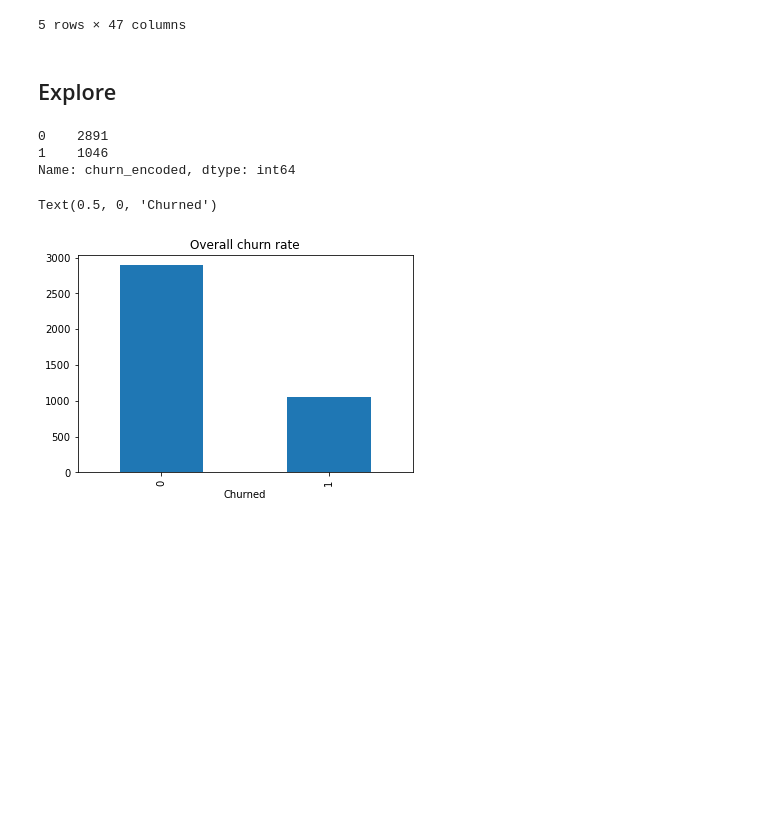
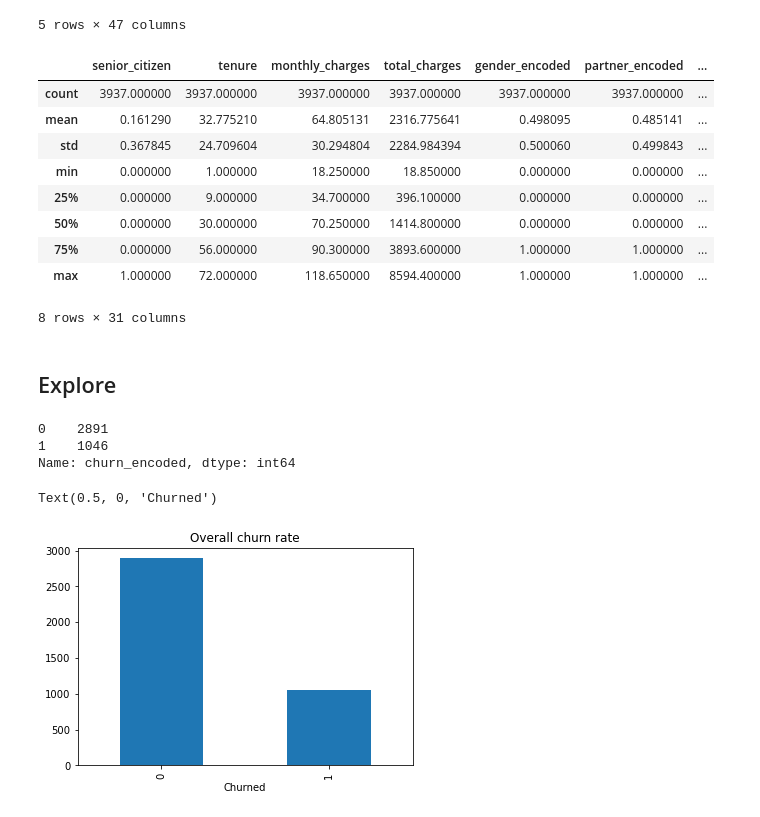
Before and after one commit to paigerackley/classification-project, a Jupyter notebook: workbook.ipynb, the cells around one changed output. Drawn from its saved outputs; the diff is of its cells as text; code cells hidden in the pictures; blank space fills up the shorter version.

```diff
--- a/workbook.ipynb
+++ b/workbook.ipynb
@@ -237,6 +244,19 @@ train.head()
 | 2355 | Male | 0 | Yes | Yes | 1 | Yes | No | No internet service | ... |
 | 6279 | Male | 1 | No | No | 20 | Yes | No | Yes | ... |
 5 rows × 47 columns
+# %%
+train.describe()
+# %% [output]
+|  | senior_citizen | tenure | monthly_charges | total_charges | gender_encoded | partner_encoded | ... |
+| count | 3937.000000 | 3937.000000 | 3937.000000 | 3937.000000 | 3937.000000 | 3937.000000 | ... |
+| mean | 0.161290 | 32.775210 | 64.805131 | 2316.775641 | 0.498095 | 0.485141 | ... |
+| std | 0.367845 | 24.709604 | 30.294804 | 2284.984394 | 0.500060 | 0.499843 | ... |
+| min | 0.000000 | 1.000000 | 18.250000 | 18.850000 | 0.000000 | 0.000000 | ... |
+| 25% | 0.000000 | 9.000000 | 34.700000 | 396.100000 | 0.000000 | 0.000000 | ... |
+| 50% | 0.000000 | 30.000000 | 70.250000 | 1414.800000 | 0.000000 | 0.000000 | ... |
+| 75% | 0.000000 | 56.000000 | 90.300000 | 3893.600000 | 1.000000 | 1.000000 | ... |
+| max | 1.000000 | 72.000000 | 118.650000 | 8594.400000 | 1.000000 | 1.000000 | ... |
+8 rows × 31 columns
 # %% [markdown]
 ## Explore
 # %%
```
Also changed, not shown: parts of 27 cells of this notebook, 2 other files.
